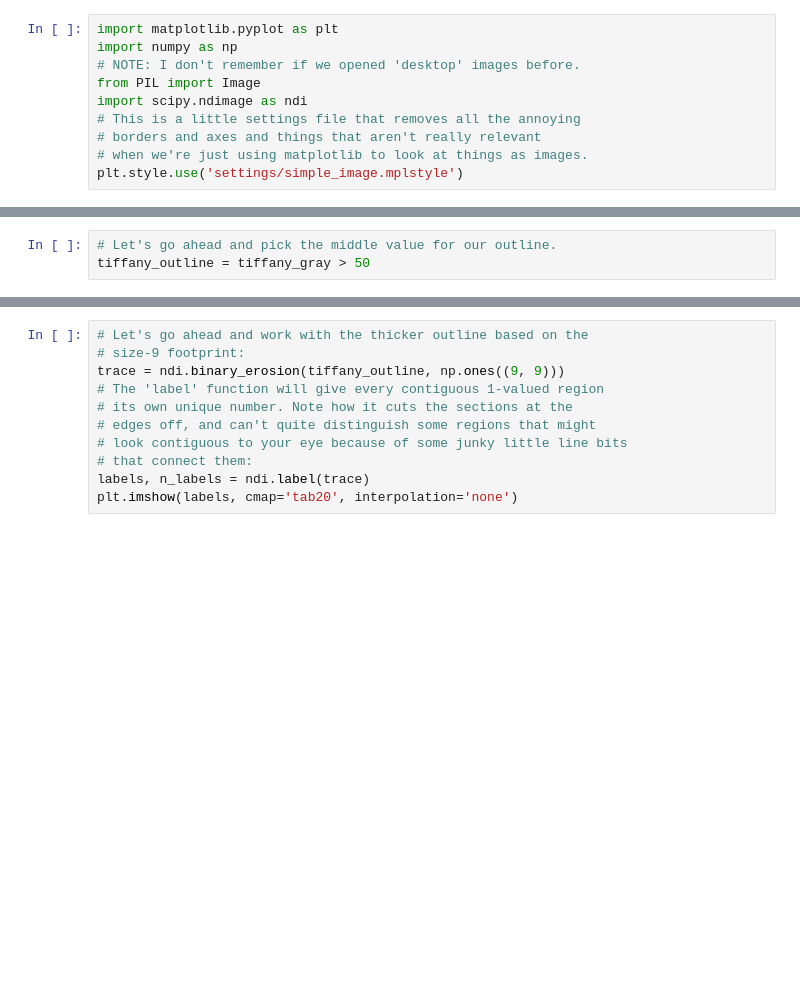
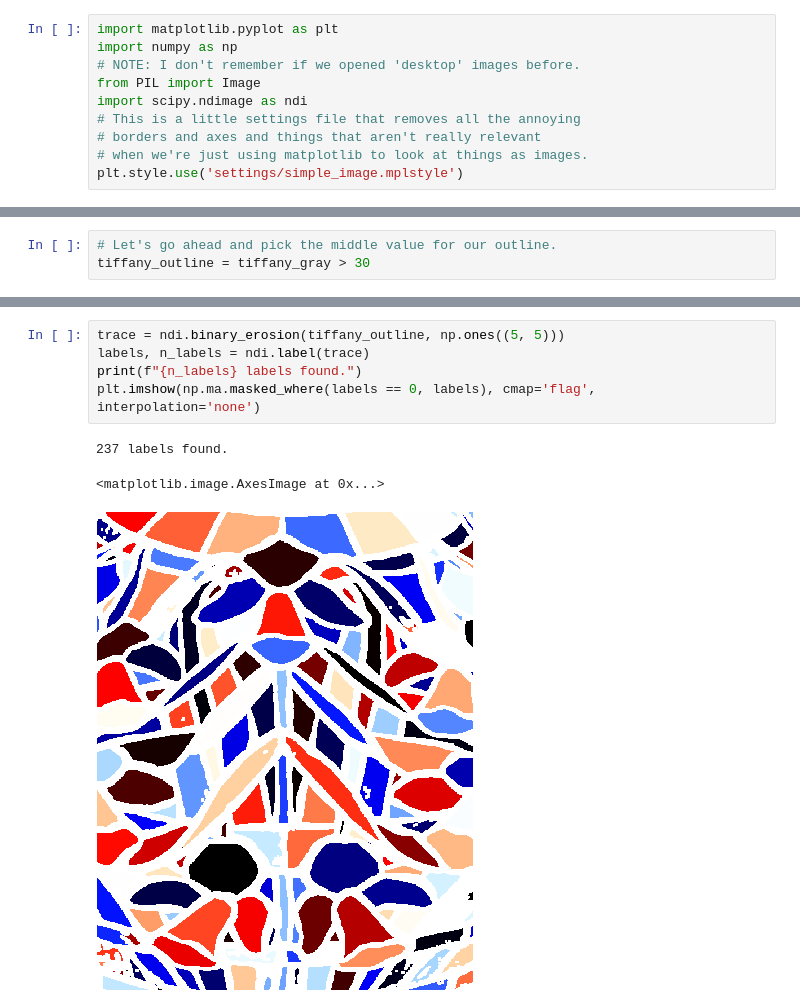
Before and after one commit to MillionConcepts/knowing-the-sky, a Jupyter notebook: knowing-the-sky/morphology_snippet.ipynb, the cells around one changed output, grey strips where cells are left out. Cells and saved outputs as stored; diff of their text form; blank space fills up the shorter version.

```diff
--- a/knowing-the-sky/morphology_snippet.ipynb
+++ b/knowing-the-sky/morphology_snippet.ipynb
@@ -121,4 +145,4 @@ for i, level in enumerate(threshold_levels):
 # %%
 # Let's go ahead and pick the middle value for our outline.
-tiffany_outline = tiffany_gray > 50
+tiffany_outline = tiffany_gray > 30
 # %% [markdown]
@@ -162,11 +207,9 @@ images and extract regions of interest.
 # %%
-# Let's go ahead and work with the thicker outline based on the
-# size-9 footprint:
-trace = ndi.binary_erosion(tiffany_outline, np.ones((9, 9)))
-# The 'label' function will give every contiguous 1-valued region
-# its own unique number. Note how it cuts the sections at the
-# edges off, and can't quite distinguish some regions that might
-# look contiguous to your eye because of some junky little line bits
-# that connect them:
+trace = ndi.binary_erosion(tiffany_outline, np.ones((5, 5)))
 labels, n_labels = ndi.label(trace)
-plt.imshow(labels, cmap='tab20', interpolation='none')
+print(f"{n_labels} labels found.")
+plt.imshow(np.ma.masked_where(labels == 0, labels), cmap='flag', interpolation='none')
+# %% [output]
+237 labels found.
+<matplotlib.image.AxesImage at 0x...>
+[figure, added]
```
Also changed, not shown: parts of 29 cells of this notebook.
